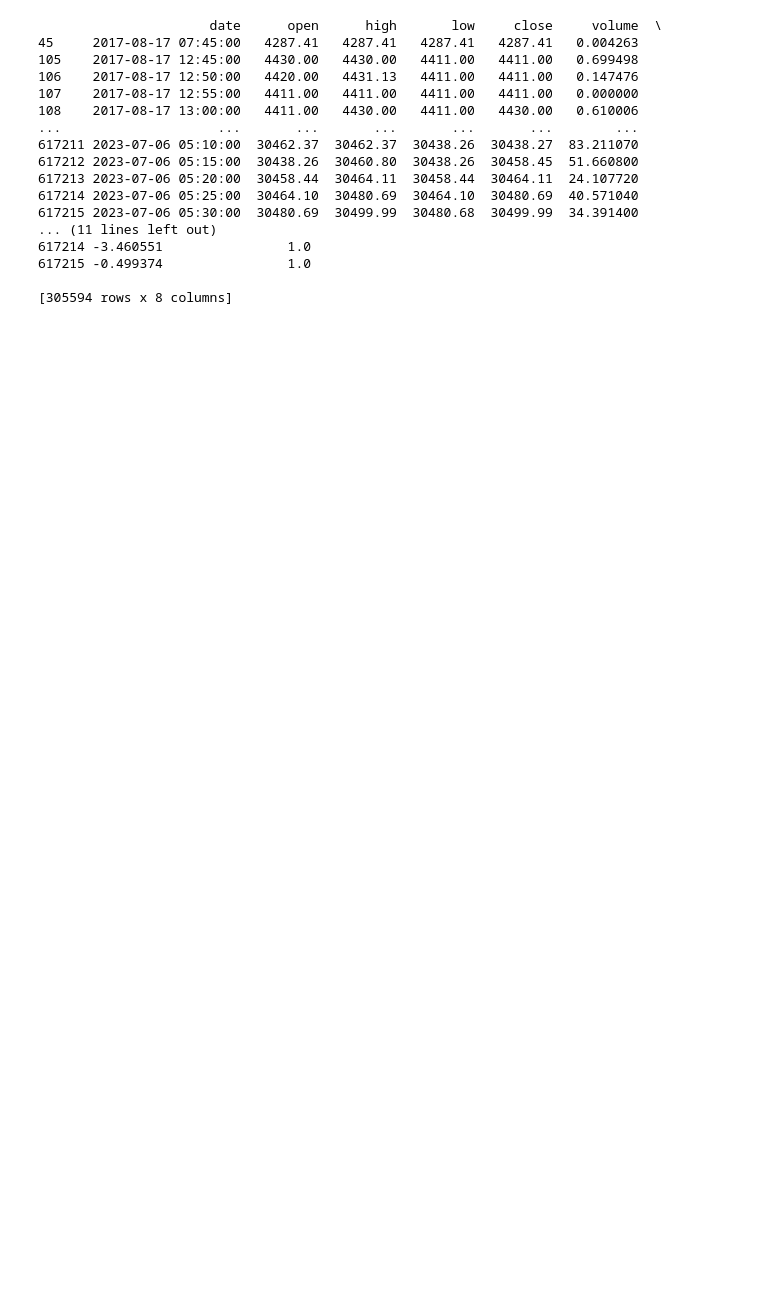
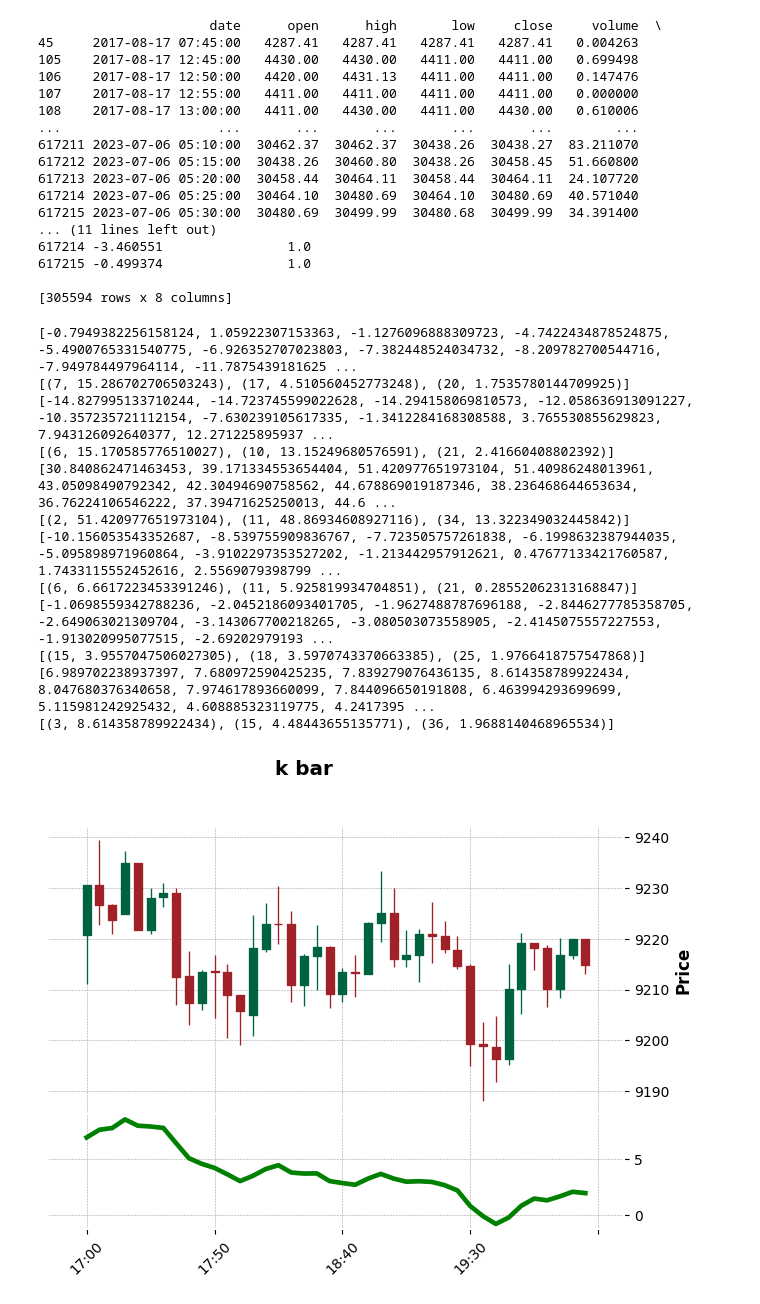
Before and after one commit to tc3oliver/StratLabFreq, a Jupyter notebook: MACD_Divergence_Analysis.ipynb, the cells around one changed output. Saved outputs shown, nothing was run; the diff lists cells and outputs as text; code cells hidden in the pictures; blank space fills up the shorter version.

```diff
--- a/MACD_Divergence_Analysis.ipynb
+++ b/MACD_Divergence_Analysis.ipynb
@@ -245,0 +301,38 @@ print(filtered_df)
+# %%
+while True:
+  df = get_random_count_values_dataframe(dataframe)
+  data = df['macdhist'].values.tolist()
+
+  isfind, l = find_peak_sequence_short_wrapper(data)
+
+
+  if isfind:
+    print(data)
+    print(l)
+    if df['is_low_decreasing'].values.tolist()[-1]:
+      df.set_index('date', inplace=True)
+
+      # 建立一個 MACD histogram 的圖像
+      ap = mpf.make_addplot(df['macdhist'], panel=1, color='g', secondary_y=False)
+
+      # 繪製 K 線圖，並添加 MACD histogram
+      mpf.plot(df, type='candle', style='charles', title='k bar', addplot=ap)
+
+      # 顯示圖表
+      plt.show()
+
+      break
+# %% [output]
+[-0.7949382256158124, 1.05922307153363, -1.1276096888309723, -4.7422434878524875, -5.4900765331540775, -6.926352707023803, -7.382448524034732, -8.209782700544716, -7.949784497964114, -11.7875439181625 ...
+[(7, 15.286702706503243), (17, 4.510560452773248), (20, 1.7535780144709925)]
+[-14.827995133710244, -14.723745599022628, -14.294158069810573, -12.058636913091227, -10.357235721112154, -7.630239105617335, -1.3412284168308588, 3.765530855629823, 7.943126092640377, 12.271225895937 ...
+[(6, 15.170585776510027), (10, 13.15249680576591), (21, 2.41660408802392)]
+[30.840862471463453, 39.171334553654404, 51.420977651973104, 51.40986248013961, 43.05098490792342, 42.30494690758562, 44.678869019187346, 38.236468644653634, 36.76224106546222, 37.39471625250013, 44.6 ...
+[(2, 51.420977651973104), (11, 48.86934608927116), (34, 13.322349032445842)]
+[-10.156053543352687, -8.539755909836767, -7.723505757261838, -6.1998632387944035, -5.095898971960864, -3.9102297353527202, -1.213442957912621, 0.47677133421760587, 1.7433115552452616, 2.5569079398799 ...
+[(6, 6.6617223453391246), (11, 5.925819934704851), (21, 0.28552062313168847)]
+[-1.0698559342788236, -2.0452186093401705, -1.9627488787696188, -2.8446277785358705, -2.649063021309704, -3.143067700218265, -3.080503073558905, -2.4145075557227553, -1.913020995077515, -2.69202979193 ...
+[(15, 3.9557047506027305), (18, 3.5970743370663385), (25, 1.9766418757547868)]
+[6.989702238937397, 7.680972590425235, 7.839279076436135, 8.614358789922434, 8.047680376340658, 7.974617893660099, 7.844096650191808, 6.463994293699699, 5.115981242925432, 4.608885323119775, 4.2417395 ...
+[(3, 8.614358789922434), (15, 4.48443655135771), (36, 1.9688140468965534)]
+[figure, added]
```
Also changed, not shown: parts of 7 cells of this notebook.
